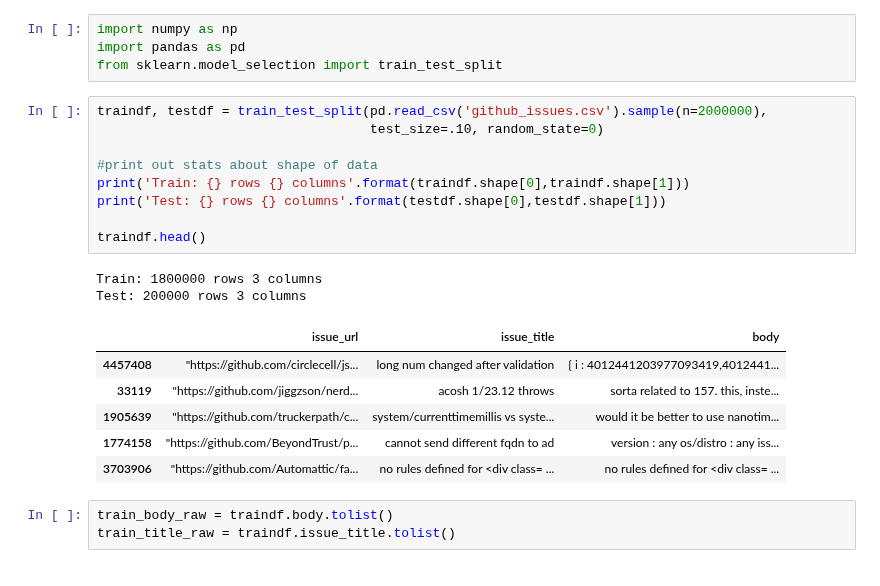
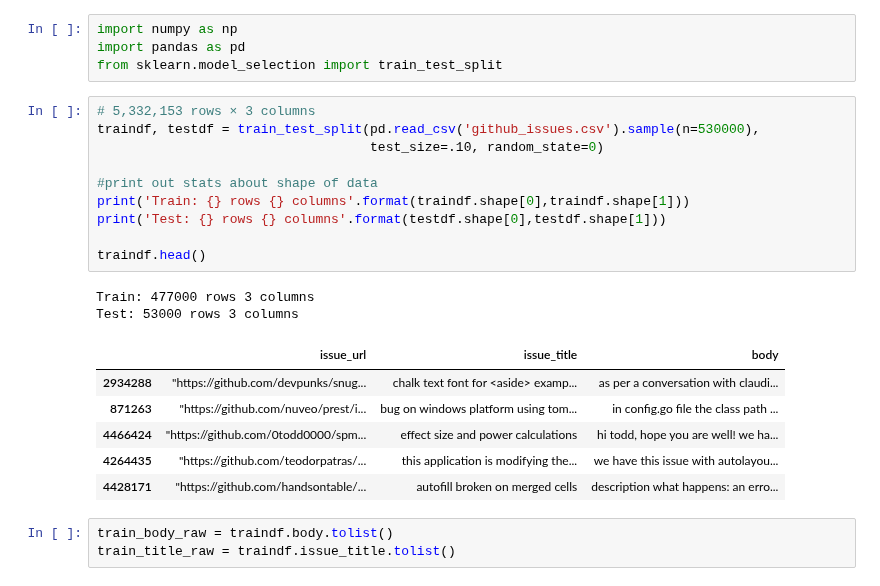
Before and after one commit to ng-kode/Github-issue-summerizer, a Jupyter notebook: Preprocess.ipynb, the cells around one changed output. Cells and saved outputs as stored; diff of their text form.

```diff
--- a/Preprocess.ipynb
+++ b/Preprocess.ipynb
@@ -5,23 +5,24 @@ import numpy as np
 import pandas as pd
 from sklearn.model_selection import train_test_split
 # %%
-traindf, testdf = train_test_split(pd.read_csv('github_issues.csv').sample(n=2000000),
+# 5,332,153 rows × 3 columns
+traindf, testdf = train_test_split(pd.read_csv('github_issues.csv').sample(n=530000),
                                    test_size=.10, random_state=0)
 
 #print out stats about shape of data
 print('Train: {} rows {} columns'.format(traindf.shape[0],traindf.shape[1]))
 print('Test: {} rows {} columns'.format(testdf.shape[0],testdf.shape[1]))
 
 traindf.head()
 # %% [output]
-Train: 1800000 rows 3 columns
-Test: 200000 rows 3 columns
+Train: 477000 rows 3 columns
+Test: 53000 rows 3 columns
 |  | issue_url | issue_title | body |
-| 4457408 | "https://github.com/circlecell/js... | long num changed after validation | { i : 4012441203977093419,4012441... |
-| 33119 | "https://github.com/jiggzson/nerd... | acosh 1/23.12 throws | sorta related to 157. this, inste... |
-| 1905639 | "https://github.com/truckerpath/c... | system/currenttimemillis vs syste... | would it be better to use nanotim... |
-| 1774158 | "https://github.com/BeyondTrust/p... | cannot send different fqdn to ad | version : any os/distro : any iss... |
-| 3703906 | "https://github.com/Automattic/fa... | no rules defined for <div class= ... | no rules defined for <div class= ... |
+| 2934288 | "https://github.com/devpunks/snug... | chalk text font for <aside> examp... | as per a conversation with claudi... |
+| 871263 | "https://github.com/nuveo/prest/i... | bug on windows platform using tom... | in config.go file the class path ... |
+| 4466424 | "https://github.com/0todd0000/spm... | effect size and power calculations | hi todd, hope you are well! we ha... |
+| 4264435 | "https://github.com/teodorpatras/... | this application is modifying the... | we have this issue with autolayou... |
+| 4428171 | "https://github.com/handsontable/... | autofill broken on merged cells | description what happens: an erro... |
 # %%
 train_body_raw = traindf.body.tolist()
 train_title_raw = traindf.issue_title.tolist()
```
Also changed, not shown: parts of 6 cells of this notebook, 19 other files.
